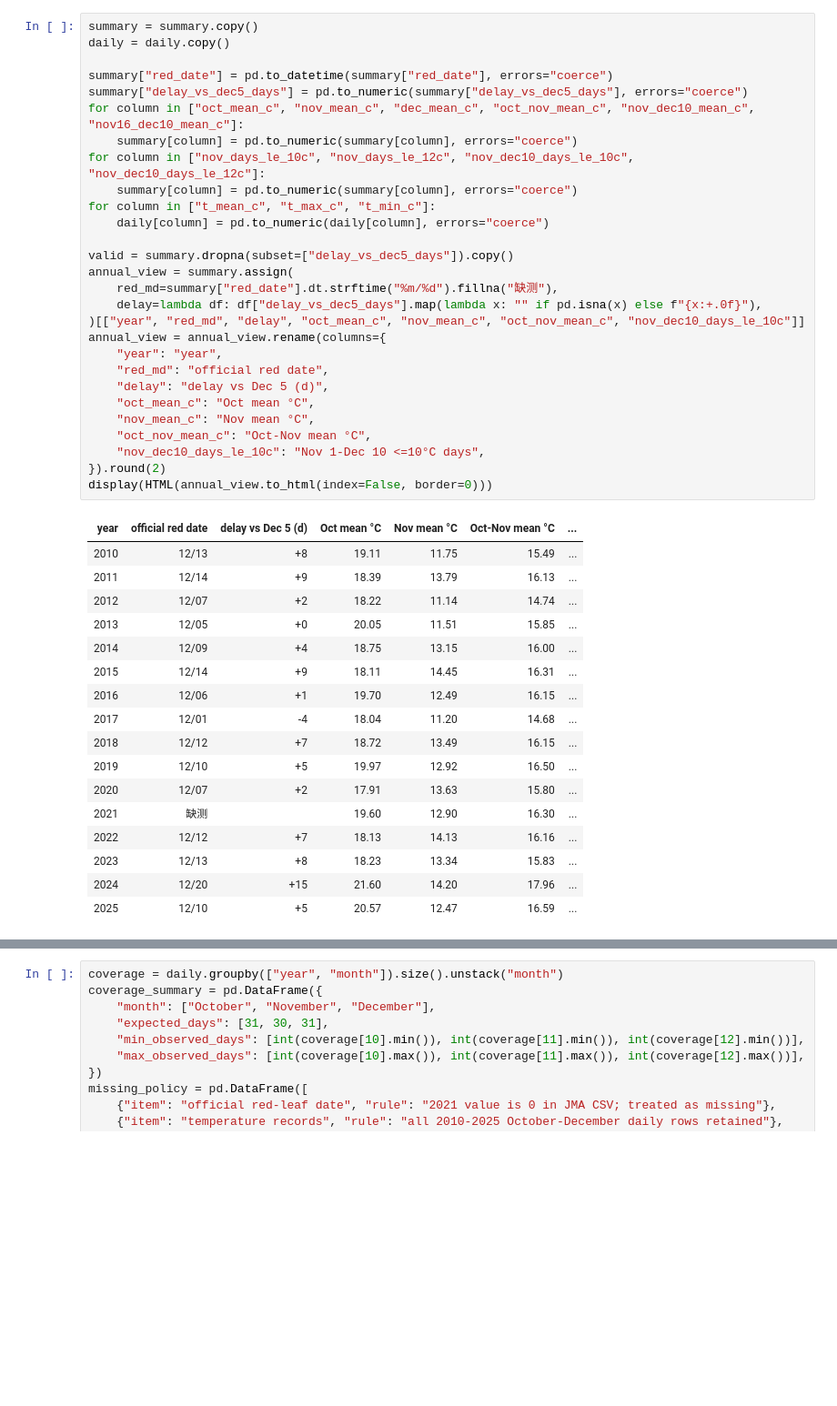
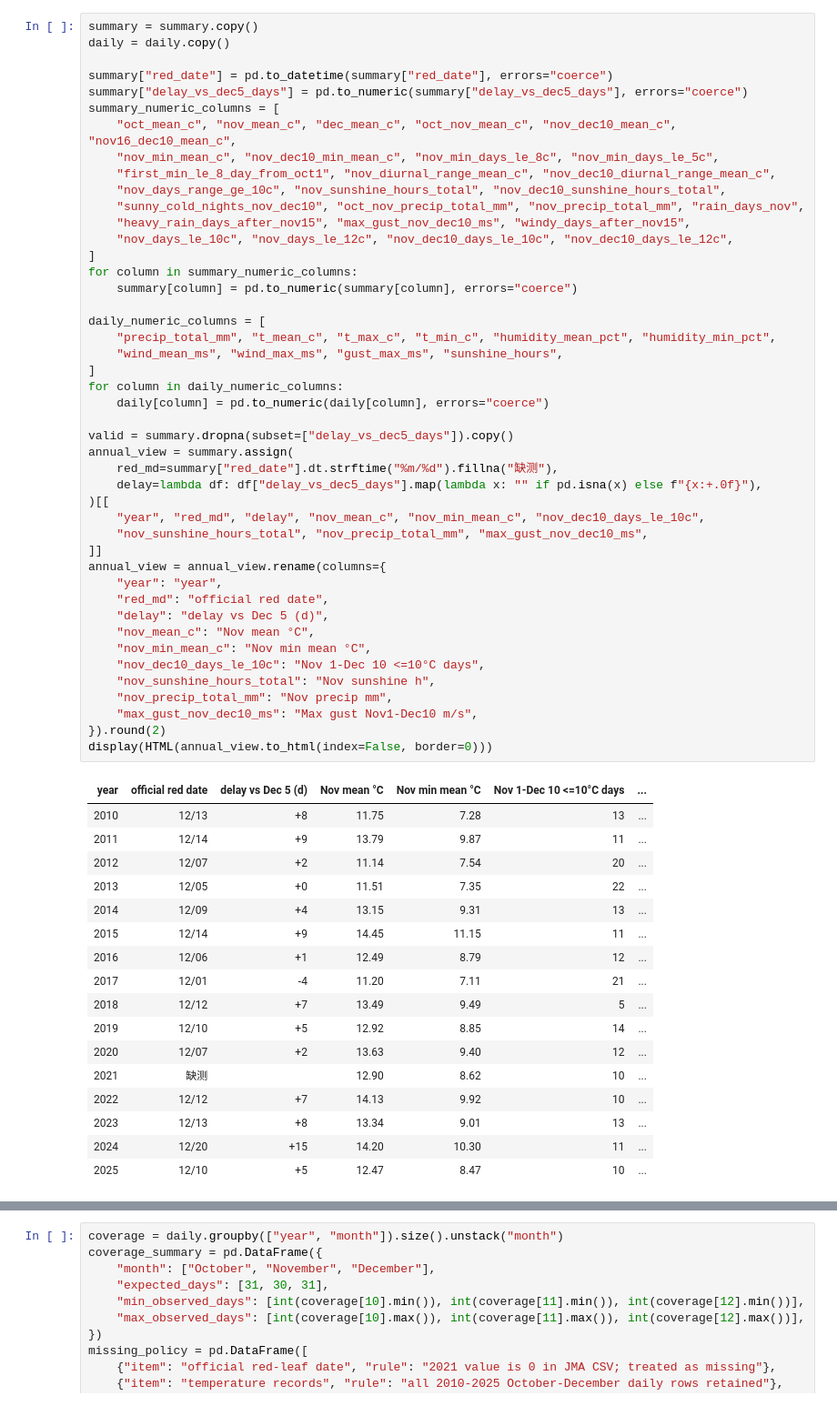
Before and after one commit to TzeHimSung/kyoto_autumn_research, a Jupyter notebook: kyoto_autumn_research_workflow.ipynb, the cells around one changed output, grey strips where cells are left out. Shown at 91% size. Cells and saved outputs as stored; diff of their text form; blank space fills up the shorter version.

```diff
--- a/kyoto_autumn_research_workflow.ipynb
+++ b/kyoto_autumn_research_workflow.ipynb
@@ -107,49 +108,66 @@ if RUN_LIVE_FETCH:
 # %%
 summary = summary.copy()
 daily = daily.copy()
 
 summary["red_date"] = pd.to_datetime(summary["red_date"], errors="coerce")
 summary["delay_vs_dec5_days"] = pd.to_numeric(summary["delay_vs_dec5_days"], errors="coerce")
-for column in ["oct_mean_c", "nov_mean_c", "dec_mean_c", "oct_nov_mean_c", "nov_dec10_mean_c", "nov16_dec10_mean_c"]:
+summary_numeric_columns = [
+    "oct_mean_c", "nov_mean_c", "dec_mean_c", "oct_nov_mean_c", "nov_dec10_mean_c", "nov16_dec10_mean_c",
+    "nov_min_mean_c", "nov_dec10_min_mean_c", "nov_min_days_le_8c", "nov_min_days_le_5c",
+    "first_min_le_8_day_from_oct1", "nov_diurnal_range_mean_c", "nov_dec10_diurnal_range_mean_c",
+    "nov_days_range_ge_10c", "nov_sunshine_hours_total", "nov_dec10_sunshine_hours_total",
+    "sunny_cold_nights_nov_dec10", "oct_nov_precip_total_mm", "nov_precip_total_mm", "rain_days_nov",
+    "heavy_rain_days_after_nov15", "max_gust_nov_dec10_ms", "windy_days_after_nov15",
+    "nov_days_le_10c", "nov_days_le_12c", "nov_dec10_days_le_10c", "nov_dec10_days_le_12c",
+]
+for column in summary_numeric_columns:
     summary[column] = pd.to_numeric(summary[column], errors="coerce")
-for column in ["nov_days_le_10c", "nov_days_le_12c", "nov_dec10_days_le_10c", "nov_dec10_days_le_12c"]:
-    summary[column] = pd.to_numeric(summary[column], errors="coerce")
-for column in ["t_mean_c", "t_max_c", "t_min_c"]:
+
+daily_numeric_columns = [
+    "precip_total_mm", "t_mean_c", "t_max_c", "t_min_c", "humidity_mean_pct", "humidity_min_pct",
+    "wind_mean_ms", "wind_max_ms", "gust_max_ms", "sunshine_hours",
+]
+for column in daily_numeric_columns:
     daily[column] = pd.to_numeric(daily[column], errors="coerce")
 
 valid = summary.dropna(subset=["delay_vs_dec5_days"]).copy()
 annual_view = summary.assign(
     red_md=summary["red_date"].dt.strftime("%m/%d").fillna("缺测"),
     delay=lambda df: df["delay_vs_dec5_days"].map(lambda x: "" if pd.isna(x) else f"{x:+.0f}"),
-)[["year", "red_md", "delay", "oct_mean_c", "nov_mean_c", "oct_nov_mean_c", "nov_dec10_days_le_10c"]]
+)[[
+    "year", "red_md", "delay", "nov_mean_c", "nov_min_mean_c", "nov_dec10_days_le_10c",
+    "nov_sunshine_hours_total", "nov_precip_total_mm", "max_gust_nov_dec10_ms",
+]]
 annual_view = annual_view.rename(columns={
     "year": "year",
     "red_md": "official red date",
     "delay": "delay vs Dec 5 (d)",
-    "oct_mean_c": "Oct mean °C",
     "nov_mean_c": "Nov mean °C",
-    "oct_nov_mean_c": "Oct-Nov mean °C",
+    "nov_min_mean_c": "Nov min mean °C",
     "nov_dec10_days_le_10c": "Nov 1-Dec 10 <=10°C days",
+    "nov_sunshine_hours_total": "Nov sunshine h",
+    "nov_precip_total_mm": "Nov precip mm",
+    "max_gust_nov_dec10_ms": "Max gust Nov1-Dec10 m/s",
 }).round(2)
 display(HTML(annual_view.to_html(index=False, border=0)))
 # %% [output]
-| year | official red date | delay vs Dec 5 (d) | Oct mean °C | Nov mean °C | Oct-Nov mean °C | ... |
-| 2010 | 12/13 | +8 | 19.11 | 11.75 | 15.49 | ... |
-| 2011 | 12/14 | +9 | 18.39 | 13.79 | 16.13 | ... |
-| 2012 | 12/07 | +2 | 18.22 | 11.14 | 14.74 | ... |
-| 2013 | 12/05 | +0 | 20.05 | 11.51 | 15.85 | ... |
-| 2014 | 12/09 | +4 | 18.75 | 13.15 | 16.00 | ... |
-| 2015 | 12/14 | +9 | 18.11 | 14.45 | 16.31 | ... |
-| 2016 | 12/06 | +1 | 19.70 | 12.49 | 16.15 | ... |
-| 2017 | 12/01 | -4 | 18.04 | 11.20 | 14.68 | ... |
-| 2018 | 12/12 | +7 | 18.72 | 13.49 | 16.15 | ... |
-| 2019 | 12/10 | +5 | 19.97 | 12.92 | 16.50 | ... |
-| 2020 | 12/07 | +2 | 17.91 | 13.63 | 15.80 | ... |
-| 2021 | 缺测 |  | 19.60 | 12.90 | 16.30 | ... |
-| 2022 | 12/12 | +7 | 18.13 | 14.13 | 16.16 | ... |
-| 2023 | 12/13 | +8 | 18.23 | 13.34 | 15.83 | ... |
-| 2024 | 12/20 | +15 | 21.60 | 14.20 | 17.96 | ... |
-| 2025 | 12/10 | +5 | 20.57 | 12.47 | 16.59 | ... |
+| year | official red date | delay vs Dec 5 (d) | Nov mean °C | Nov min mean °C | Nov 1-Dec 10 <=10°C days | ... |
+| 2010 | 12/13 | +8 | 11.75 | 7.28 | 13 | ... |
+| 2011 | 12/14 | +9 | 13.79 | 9.87 | 11 | ... |
+| 2012 | 12/07 | +2 | 11.14 | 7.54 | 20 | ... |
+| 2013 | 12/05 | +0 | 11.51 | 7.35 | 22 | ... |
+| 2014 | 12/09 | +4 | 13.15 | 9.31 | 13 | ... |
+| 2015 | 12/14 | +9 | 14.45 | 11.15 | 11 | ... |
+| 2016 | 12/06 | +1 | 12.49 | 8.79 | 12 | ... |
+| 2017 | 12/01 | -4 | 11.20 | 7.11 | 21 | ... |
+| 2018 | 12/12 | +7 | 13.49 | 9.49 | 5 | ... |
+| 2019 | 12/10 | +5 | 12.92 | 8.85 | 14 | ... |
+| 2020 | 12/07 | +2 | 13.63 | 9.40 | 12 | ... |
+| 2021 | 缺测 |  | 12.90 | 8.62 | 10 | ... |
+| 2022 | 12/12 | +7 | 14.13 | 9.92 | 10 | ... |
+| 2023 | 12/13 | +8 | 13.34 | 9.01 | 13 | ... |
+| 2024 | 12/20 | +15 | 14.20 | 10.30 | 11 | ... |
+| 2025 | 12/10 | +5 | 12.47 | 8.47 | 10 | ... |
 # %% [markdown]
 ### 2.1 缺测处理与覆盖检查
 
```
Also changed, not shown: parts of 14 cells of this notebook, 7 other files.
